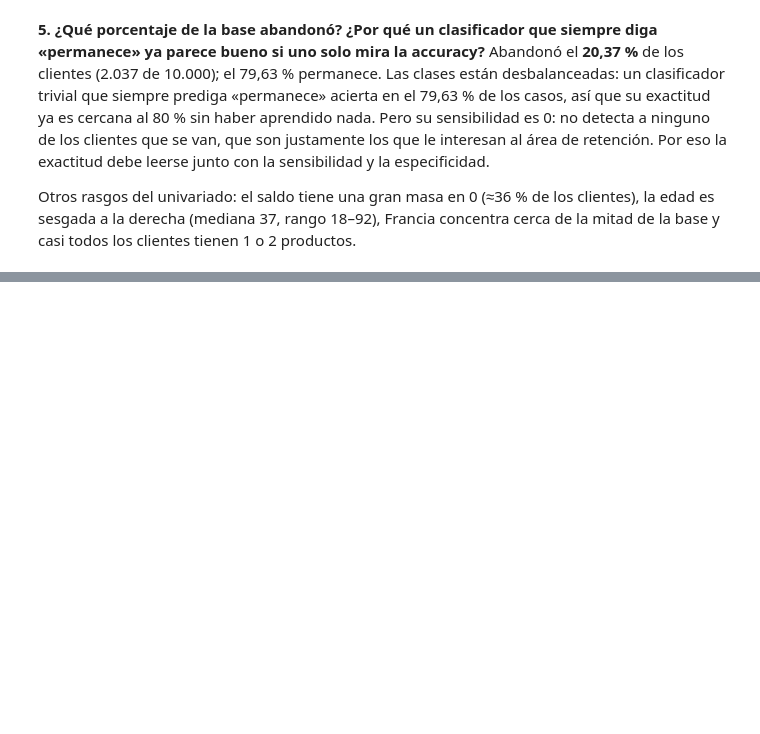
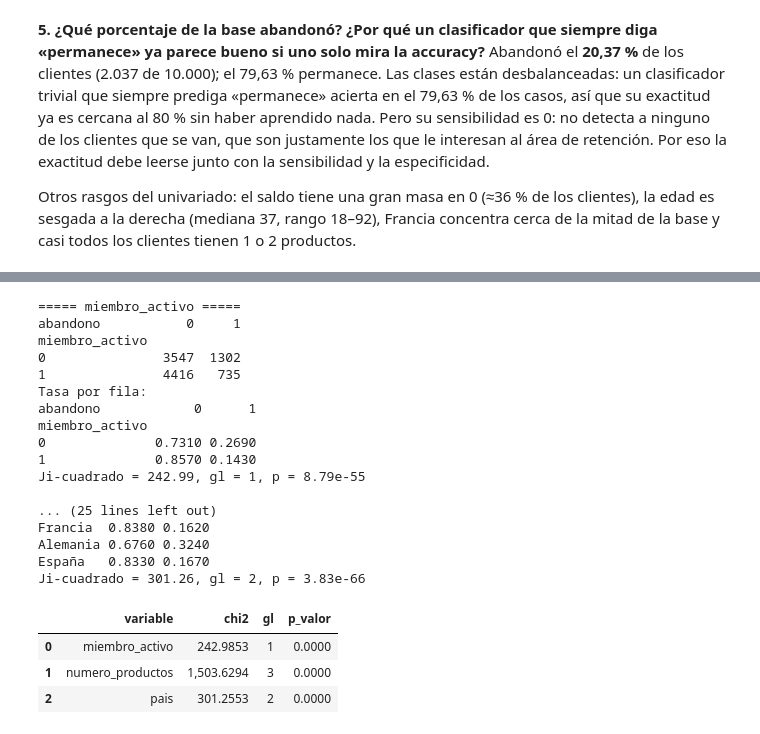
Before and after one commit to camig0516/Taller_2_ML_Clase_9, a Jupyter notebook: Taller_Abandono_Producto_Financiero.ipynb, the cells around one changed output, grey strips where cells are left out. Saved outputs shown, nothing was run; the diff lists cells and outputs as text; code cells hidden in the pictures; blank space fills up the shorter version.

```diff
--- a/Taller_Abandono_Producto_Financiero.ipynb
+++ b/Taller_Abandono_Producto_Financiero.ipynb
@@ -166,0 +187,36 @@ Otros rasgos del univariado: el saldo tiene una gran masa en 0 (≈36 % de los c
+# %%
+resultados_chi = []
+for v in ["miembro_activo", "numero_productos", "pais"]:
+    tabla = pd.crosstab(df[v], df["abandono"])
+    tasa = pd.crosstab(df[v], df["abandono"], normalize="index")
+    chi2, p, gl, _ = chi2_contingency(tabla)
+    resultados_chi.append({"variable": v, "chi2": chi2, "gl": gl, "p_valor": p})
+    print(f"\n===== {v} =====")
+    print(tabla)
+    print("Tasa por fila:")
+    print(tasa.round(3))
+    print(f"Ji-cuadrado = {chi2:.2f}, gl = {gl}, p = {p:.3g}")
+
+pd.DataFrame(resultados_chi)
+# %% [output]
+===== miembro_activo =====
+abandono           0     1
+miembro_activo
+0               3547  1302
+1               4416   735
+Tasa por fila:
+abandono            0      1
+miembro_activo
+0              0.7310 0.2690
+1              0.8570 0.1430
+Ji-cuadrado = 242.99, gl = 1, p = 8.79e-55
+
+... (25 lines left out)
+Francia  0.8380 0.1620
+Alemania 0.6760 0.3240
+España   0.8330 0.1670
+Ji-cuadrado = 301.26, gl = 2, p = 3.83e-66
+|  | variable | chi2 | gl | p_valor |
+| 0 | miembro_activo | 242.9853 | 1 | 0.0000 |
+| 1 | numero_productos | 1,503.6294 | 3 | 0.0000 |
+| 2 | pais | 301.2553 | 2 | 0.0000 |
```
Also changed, not shown: parts of 4 cells of this notebook.
